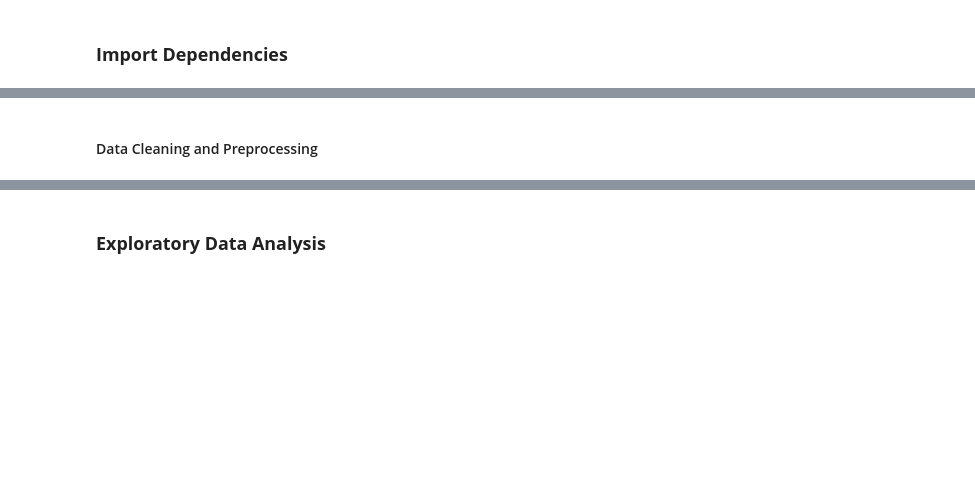
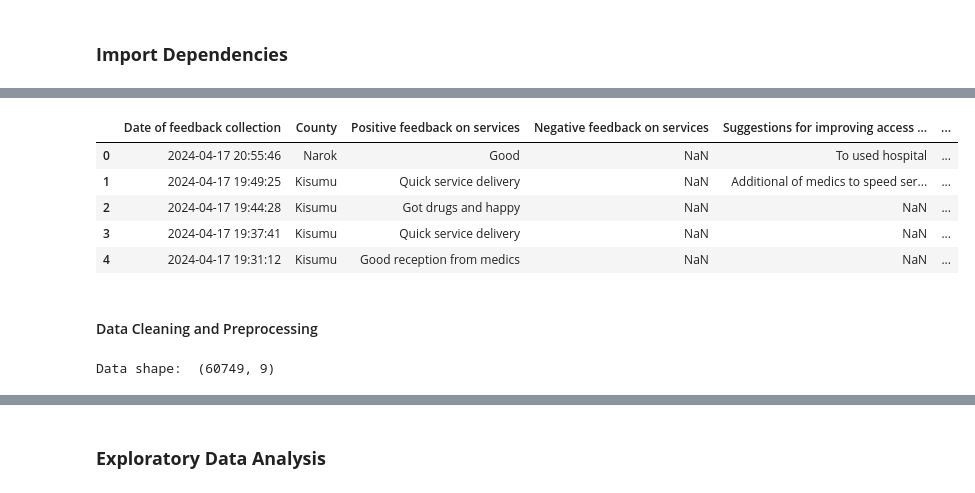
Before and after one commit to ogambamaria/mod5_tuda, a Jupyter notebook: tuda_100060.ipynb, the cells around one changed output, grey strips where cells are left out. Saved outputs shown, nothing was run; the diff lists cells and outputs as text; code cells hidden in the pictures; blank space fills up the shorter version.

```diff
--- a/tuda_100060.ipynb
+++ b/tuda_100060.ipynb
@@ -52,2 +80,13 @@ import pyLDAvis.gensim_models as gensimvis
+# %%
+# Load data
+data = pd.read_csv("data/clm_open_ended.csv")
+data.head()
+# %% [output]
+|  | Date of feedback collection | County | Positive feedback on services | Negative feedback on services | Suggestions for improving access ... | ... |
+| 0 | 2024-04-17 20:55:46 | Narok | Good | NaN | To used hospital | ... |
+| 1 | 2024-04-17 19:49:25 | Kisumu | Quick service delivery | NaN | Additional of medics to speed ser... | ... |
+| 2 | 2024-04-17 19:44:28 | Kisumu | Got drugs and happy | NaN | NaN | ... |
+| 3 | 2024-04-17 19:37:41 | Kisumu | Quick service delivery | NaN | NaN | ... |
+| 4 | 2024-04-17 19:31:12 | Kisumu | Good reception from medics | NaN | NaN | ... |
 # %% [markdown]
 #### Data Cleaning and Preprocessing
@@ -55,0 +93,4 @@ df = pd.read_csv('data/clm_open_ended.csv')
+# %%
+print("Data shape: ", data.shape)
+# %% [output]
+Data shape:  (60749, 9)
```
Also changed, not shown: parts of 36 cells of this notebook, 1 other file.
